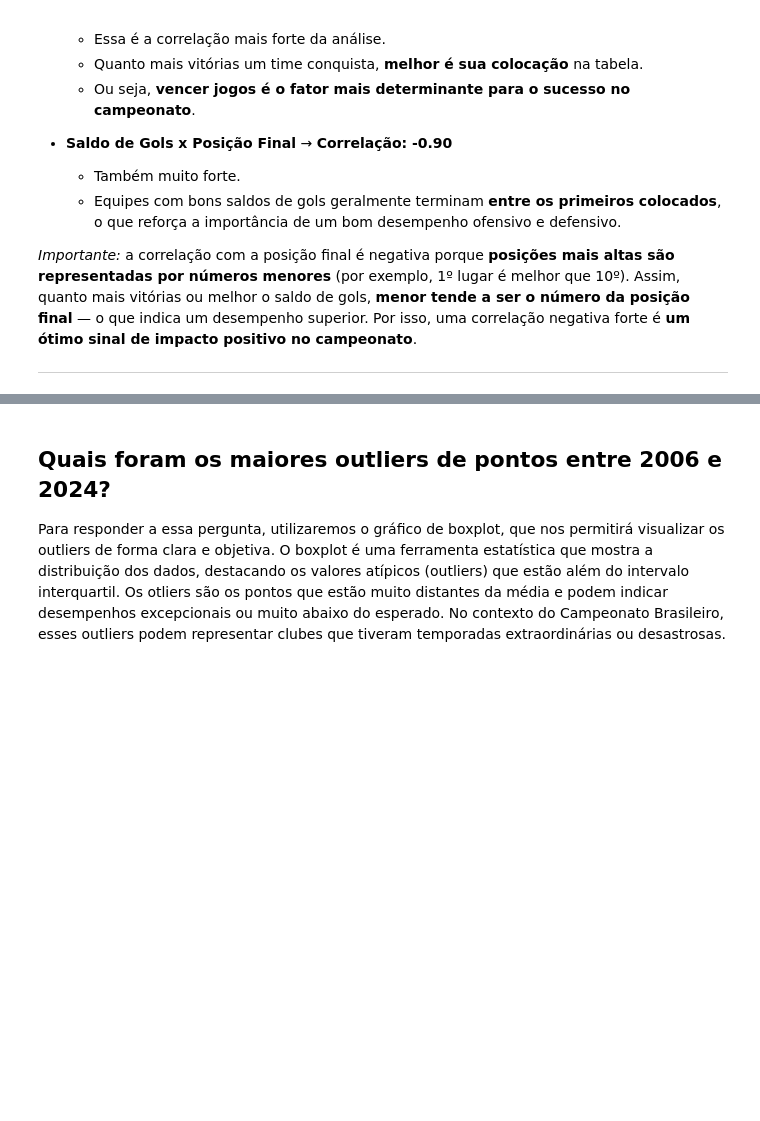
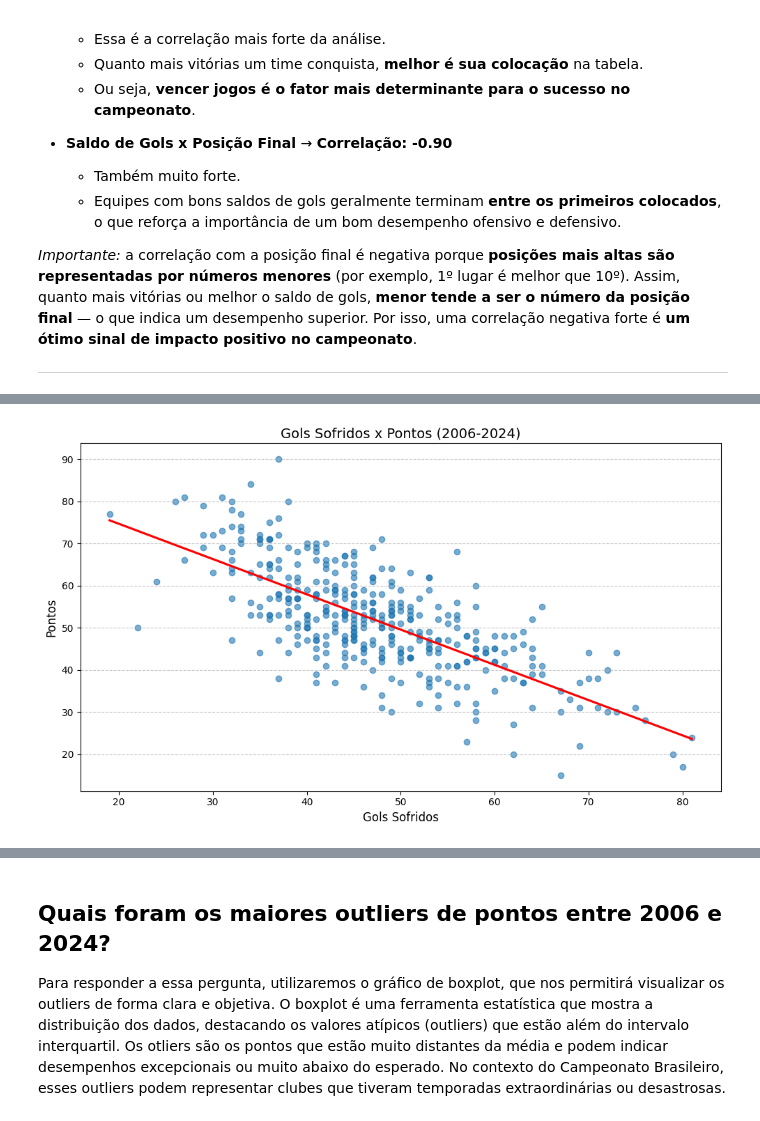
Before and after one commit to Dennynson/data-set-brasileirao, a Jupyter notebook: relatorio.ipynb, the cells around one changed output, grey strips where cells are left out. Drawn from its saved outputs; the diff is of its cells as text; code cells hidden in the pictures; blank space fills up the shorter version.

Commit message:
Implementação do Gráfico de Regressão Linear

```diff
--- a/relatorio.ipynb
+++ b/relatorio.ipynb
@@ -246,0 +252,22 @@ Duas variáveis mostraram **correlações negativas muito fortes** com a posiç
+# %%
+plt.figure(figsize=(10, 6))
+sns.regplot(
+    data=df,
+    x="Gols sofridos",           # Eixo X: Gols sofridos
+    y="Pontos",                  # Eixo Y: Pontos
+    scatter_kws={"alpha": 0.6},  # Transparência dos Gols sofridos
+    line_kws={"color": "red"},   # Cor da linha de regressão
+    ci=None                      # Remove a banda de confiança
+)
+
+# Adicionar título e rótulos
+plt.title("Gols Sofridos x Pontos (2006-2024)", fontsize=14)
+plt.xlabel("Gols Sofridos", fontsize=12)
+plt.ylabel("Pontos", fontsize=12)
+plt.grid(axis="y", linestyle="--", alpha=0.7)
+plt.tight_layout()
+
+# Exibir o gráfico
+plt.show()
+# %% [output]
+[figure, added]
```
Also changed, not shown: parts of 4 cells of this notebook.
